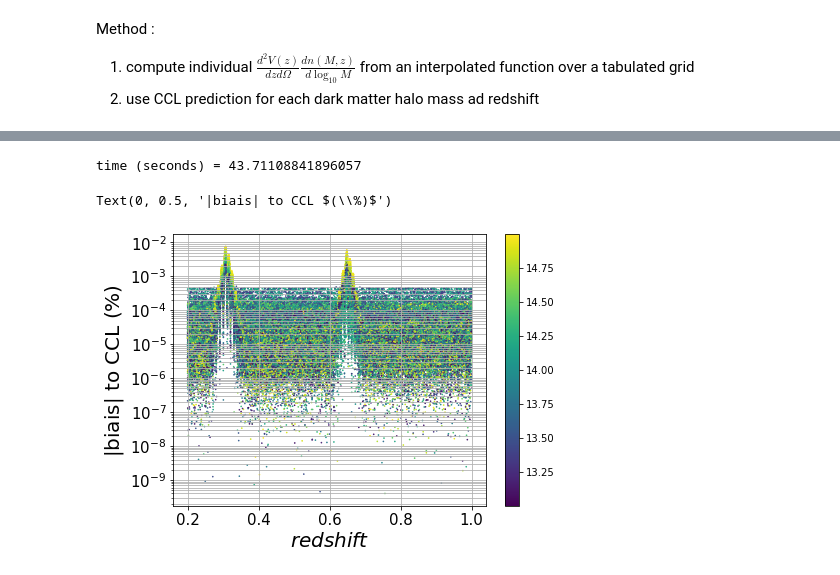
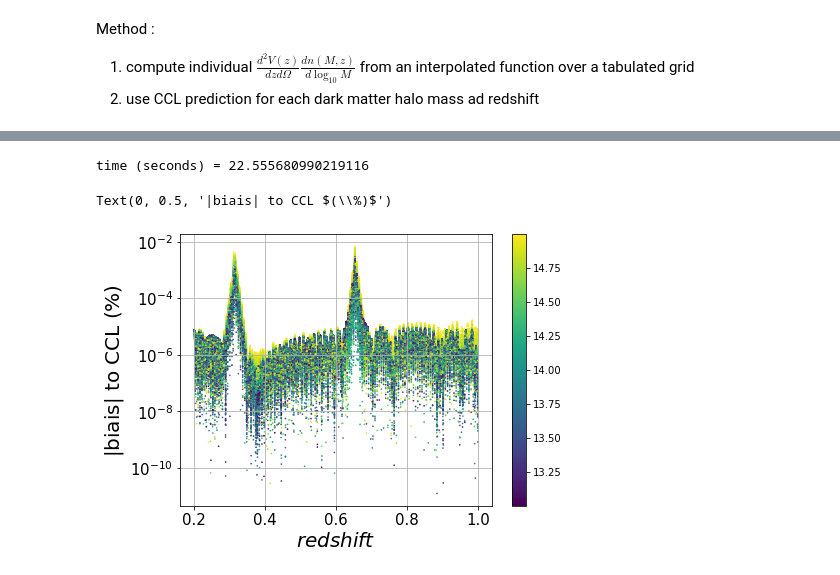
Before and after one commit to LSSTDESC/CLCosmo_Sim, a Jupyter notebook: cluster_abundance/Numerical_validation_class_cluster_abundance_MZ.ipynb, the cells around one changed output, grey strips where cells are left out. Drawn from its saved outputs; the diff is of its cells as text; code cells hidden in the pictures.

```diff
--- a/cluster_abundance/Numerical_validation_class_cluster_abundance_MZ.ipynb
+++ b/cluster_abundance/Numerical_validation_class_cluster_abundance_MZ.ipynb
@@ -147,19 +147,19 @@ time (seconds) = 0.24591636657714844
 # %%
 t0 = time.time()
-multiplicity_CCL = clc.multiplicity_function_individual_MZ(z = redshift, logm = np.log10(M200c), method = 'exact_CCL')
+multiplicity_exact = clc.multiplicity_function_individual_MZ(z = redshift, logm = np.log10(M200c), method = 'exact')
 t1 = time.time()
 print('time (seconds) = ' + str(t1-t0))
 # %% [output]
-time (seconds) = 43.71108841896057
+time (seconds) = 22.555680990219116
 # %%
 plt.figure(figsize = (7,5))
 plt.yscale('log')
 plt.tick_params(axis='both', which = 'major', labelsize= 15)
-plt.scatter(redshift, abs(100*(1-multiplicity_interp/np.array(multiplicity_CCL))), s = 0.4, c = np.log10(M200c))
+plt.scatter(redshift, abs(100*(1-multiplicity_interp/np.array(multiplicity_exact))), s = 0.4, c = np.log10(M200c))
 plt.colorbar()
 plt.grid(True, which='both')
 plt.xlabel(r'$redshift$', fontsize = 20)
 plt.ylabel(r'|biais| to CCL $(\%)$', fontsize = 20)
 # %% [output]
 Text(0, 0.5, '|biais| to CCL $(\\%)$')
-[figure, old version]
+[figure, new version]
```
Also changed, not shown: parts of 15 cells of this notebook.
